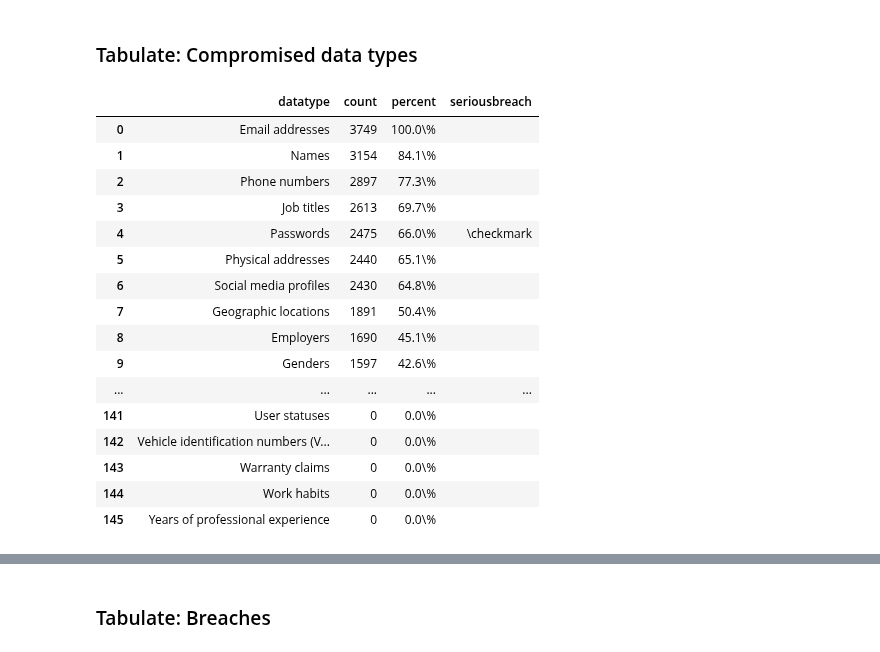
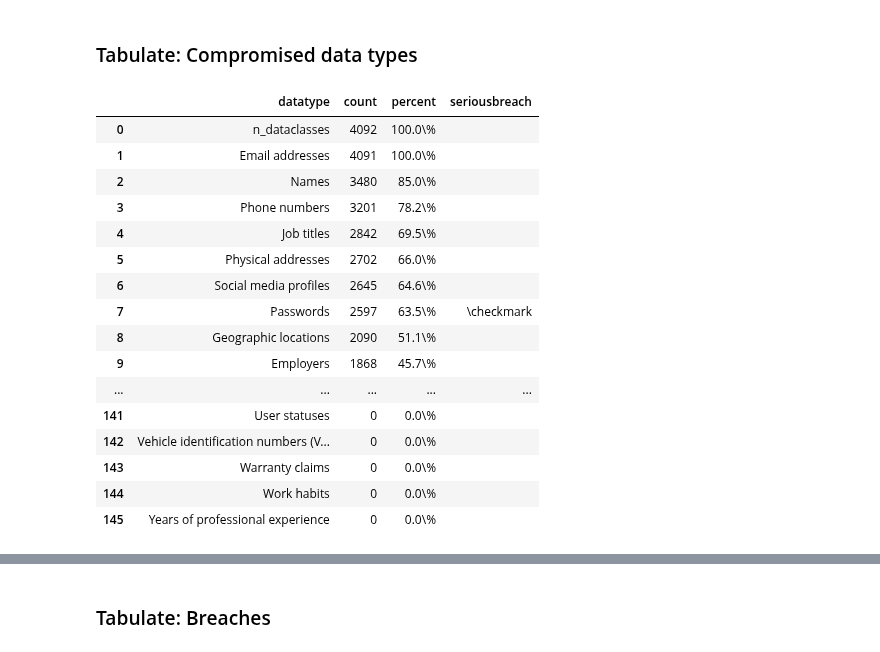
Before and after one commit to themains/pwned_pols, a Jupyter notebook: scripts/06_everypol_summ.ipynb, the cells around one changed output, grey strips where cells are left out. Saved outputs shown, nothing was run; the diff lists cells and outputs as text; code cells hidden in the pictures.

```diff
--- a/scripts/06_everypol_summ.ipynb
+++ b/scripts/06_everypol_summ.ipynb
@@ -191,7 +194,7 @@ df_ep_emails.groupby(["cc3", "legislature"]).ngroups
 df_scraped_emails = (
     pd.read_csv("../data/scraped_pol_combined_legislature_data.csv")
     .sort_values(["cc3", "email"])
-    .pipe(lambda df_: clean_email_column_no_dedupe(df_))
+    .pipe(lambda df_: clean_dedupe_email_column(df_))
     .drop_duplicates(subset=["email"], keep="first", ignore_index=True)
     # ================================================================
     # Get popsize
@@ -231,6 +234,7 @@ df_scraped_emails = (
     )
 )
 assert (df_scraped_emails["nemail_cc3"] >= 30).all()
-df_scraped_emails
+display(df_scraped_emails.head(3))
+df_scraped_emails.info()
 # %% [output]
 |  | email | cc3 | country | ltype | legislature | chamber | nemail_cc3 | name | party | title | ... |
@@ -526,6 +525,8 @@ df_ep_email_breach_expanded = (
             pd.read_csv("../data/everypol_hibp.csv")
             .clean_names()
             .rename_column("filename", "email")
+            # needed to normalize strings (e.g., unicode/ASCII) -- do not remove
+            .pipe(lambda df_: clean_dedupe_email_column(df_, dedup=False))
         ),
         how="left",
         on="email",
@@ -660,8 +653,10 @@ df_email_breach_expanded = (
             df_scraped_email_breach_expanded.remove_columns(["country"]),
         ],
         ignore_index=True,
-    ).fillna(0)
-    # ========================================================================
+    )
+    .dropna(subset=["breach"])
+    .assign(present=lambda df_: df_["present"].astype(bool))
+    #     # ========================================================================
     .assign(
         seriousbreach=lambda df_: df_[LIST_SERIOUS_DATACLASSES].max(axis=1).astype(int)
     )
@@ -1086,48 +1117,49 @@ Personal emails & 2,830 & 2.0 & 11.0 & 0 & 0 & 0 & 2 & 484 & 46.3\% \\
 ### Tabulate: Compromised data types
 # %%
 df_pwnpol_datatype = (
-    df_email_breach_expanded
-    .query("present==True")
+    df_email_breach_expanded.query("present==True")
     # ===================================================
     # Filter data types and remove duplicate breach info
     .set_index("email")
     .iloc[:, 15:-3]
     .reset_index()
     .drop_duplicates(ignore_index=True)
     # ===================================================
     # Long by email-datatype
     .melt(id_vars=["email"], var_name="datatype", value_name="present")
     .groupby(["email", "datatype"])["present"]
     .sum()
     .reset_index()
     .assign(present=lambda df_: np.where(df_["present"] > 0, 1, 0))
     # ===================================================
     # Back to wide by email
     .pivot(index="email", columns="datatype", values="present")
     # ===================================================
     .T.sum(axis=1)
     .reset_index(name="count")
     .sort_values(["count", "datatype"], ascending=[False, True], ignore_index=True)
     .assign(percent=lambda df_: 100 * df_["count"] / n_pwned_pols)
     .assign(percent=lambda df_: df_["percent"].apply(lambda x: f"{round(x, 1)}\\%"))
     # ===================================================
     .assign(
-        seriousbreach=lambda df_: df_["datatype"].isin(LIST_SERIOUS_DATACLASSES).map({True: r"\checkmark", False: ""})
+        seriousbreach=lambda df_: df_["datatype"]
+        .isin(LIST_SERIOUS_DATACLASSES)
+        .map({True: r"\checkmark", False: ""})
     )
 )
 df_pwnpol_datatype
 # %% [output]
 |  | datatype | count | percent | seriousbreach |
-| 0 | Email addresses | 3749 | 100.0\% |  |
-| 1 | Names | 3154 | 84.1\% |  |
-| 2 | Phone numbers | 2897 | 77.3\% |  |
-| 3 | Job titles | 2613 | 69.7\% |  |
-| 4 | Passwords | 2475 | 66.0\% | \checkmark |
-| 5 | Physical addresses | 2440 | 65.1\% |  |
-| 6 | Social media profiles | 2430 | 64.8\% |  |
-| 7 | Geographic locations | 1891 | 50.4\% |  |
-| 8 | Employers | 1690 | 45.1\% |  |
-| 9 | Genders | 1597 | 42.6\% |  |
+| 0 | n_dataclasses | 4092 | 100.0\% |  |
+| 1 | Email addresses | 4091 | 100.0\% |  |
+| 2 | Names | 3480 | 85.0\% |  |
+| 3 | Phone numbers | 3201 | 78.2\% |  |
+| 4 | Job titles | 2842 | 69.5\% |  |
+| 5 | Physical addresses | 2702 | 66.0\% |  |
+| 6 | Social media profiles | 2645 | 64.6\% |  |
+| 7 | Passwords | 2597 | 63.5\% | \checkmark |
+| 8 | Geographic locations | 2090 | 51.1\% |  |
+| 9 | Employers | 1868 | 45.7\% |  |
 | ... | ... | ... | ... | ... |
 | 141 | User statuses | 0 | 0.0\% |  |
 | 142 | Vehicle identification numbers (V... | 0 | 0.0\% |  |
```
Also changed, not shown: parts of 91 cells of this notebook, 9 other files.
